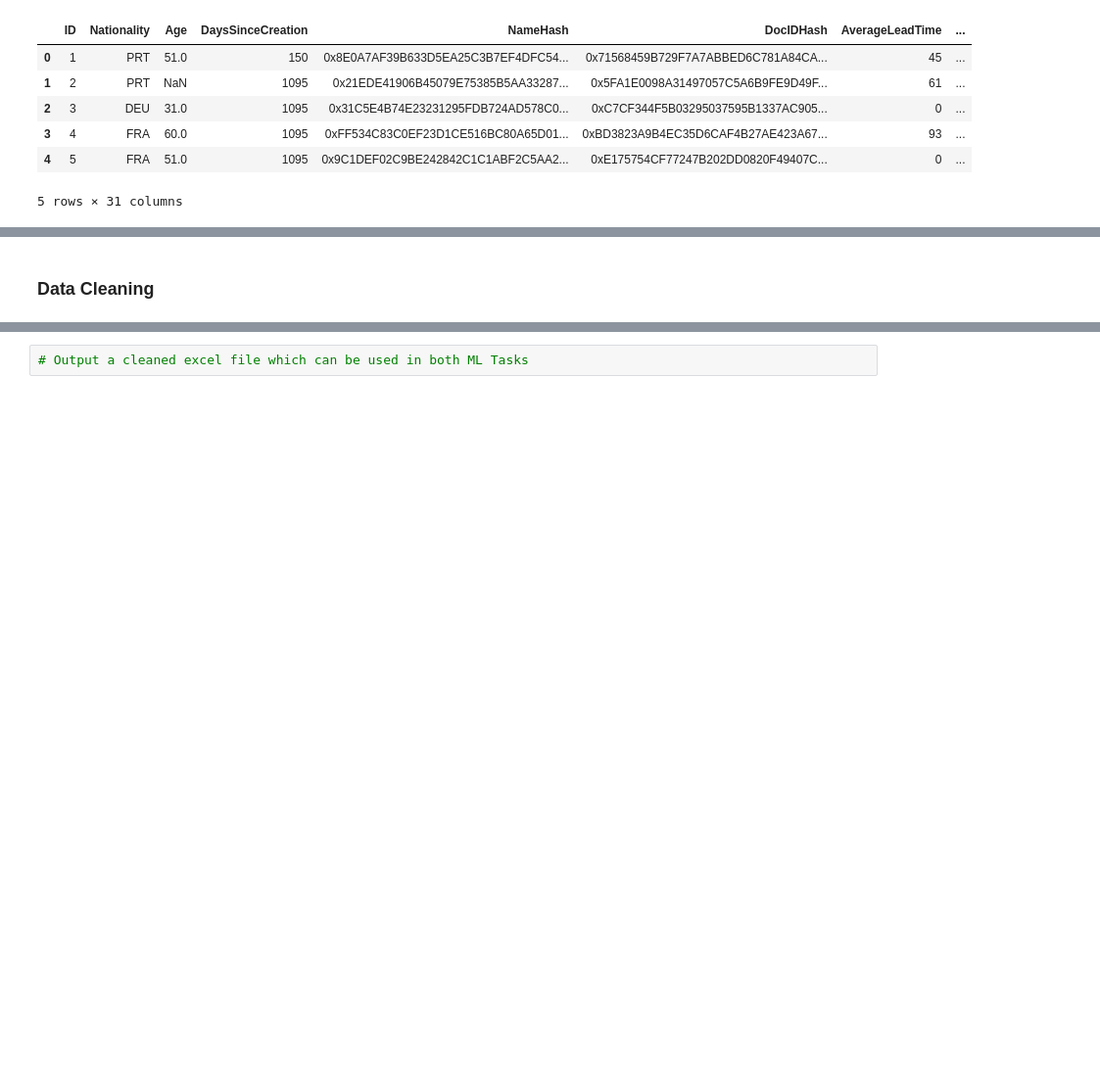
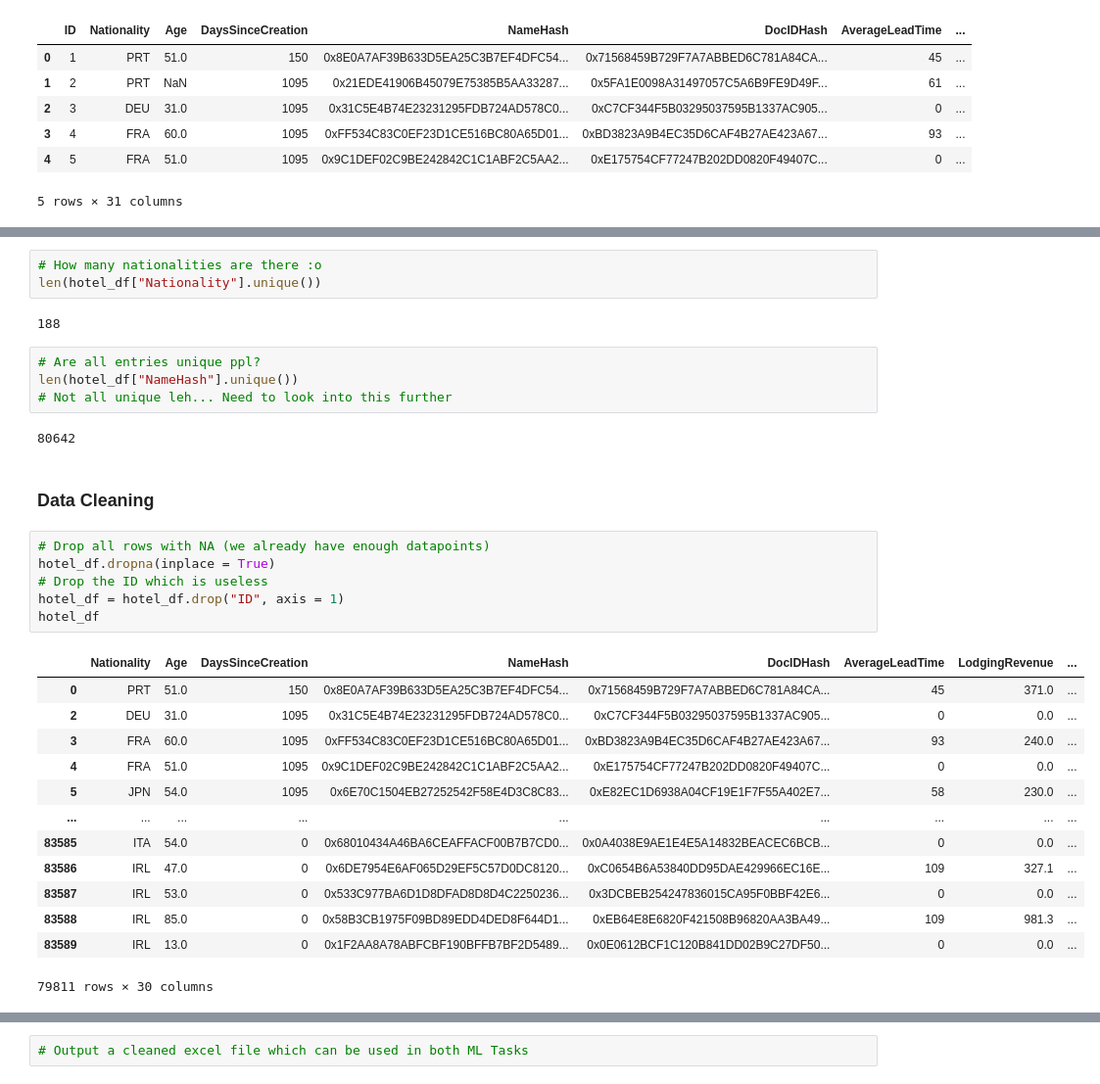
Before and after one commit to Buwoo/BT4211_Hotel, a Jupyter notebook: Hotel_EDA.ipynb, the cells around one changed output, grey strips where cells are left out. Shown: that part at 98% size. Drawn from its saved outputs; the diff is of its cells as text; blank space fills up the shorter version.

```diff
--- a/Hotel_EDA.ipynb
+++ b/Hotel_EDA.ipynb
@@ -25,2 +59,33 @@ hotel_df.head()
+# %%
+# How many nationalities are there :o
+len(hotel_df["Nationality"].unique())
+# %% [output]
+188
+# %%
+# Are all entries unique ppl?
+len(hotel_df["NameHash"].unique())
+# Not all unique leh... Need to look into this further
+# %% [output]
+80642
 # %% [markdown]
 ### Data Cleaning
+# %%
+# Drop all rows with NA (we already have enough datapoints)
+hotel_df.dropna(inplace = True)
+# Drop the ID which is useless
+hotel_df = hotel_df.drop("ID", axis = 1)
+hotel_df
+# %% [output]
+|  | Nationality | Age | DaysSinceCreation | NameHash | DocIDHash | AverageLeadTime | LodgingRevenue | ... |
+| 0 | PRT | 51.0 | 150 | 0x8E0A7AF39B633D5EA25C3B7EF4DFC54... | 0x71568459B729F7A7ABBED6C781A84CA... | 45 | 371.0 | ... |
+| 2 | DEU | 31.0 | 1095 | 0x31C5E4B74E23231295FDB724AD578C0... | 0xC7CF344F5B03295037595B1337AC905... | 0 | 0.0 | ... |
+| 3 | FRA | 60.0 | 1095 | 0xFF534C83C0EF23D1CE516BC80A65D01... | 0xBD3823A9B4EC35D6CAF4B27AE423A67... | 93 | 240.0 | ... |
+| 4 | FRA | 51.0 | 1095 | 0x9C1DEF02C9BE242842C1C1ABF2C5AA2... | 0xE175754CF77247B202DD0820F49407C... | 0 | 0.0 | ... |
+| 5 | JPN | 54.0 | 1095 | 0x6E70C1504EB27252542F58E4D3C8C83... | 0xE82EC1D6938A04CF19E1F7F55A402E7... | 58 | 230.0 | ... |
+| ... | ... | ... | ... | ... | ... | ... | ... | ... |
+| 83585 | ITA | 54.0 | 0 | 0x68010434A46BA6CEAFFACF00B7B7CD0... | 0x0A4038E9AE1E4E5A14832BEACEC6BCB... | 0 | 0.0 | ... |
+| 83586 | IRL | 47.0 | 0 | 0x6DE7954E6AF065D29EF5C57D0DC8120... | 0xC0654B6A53840DD95DAE429966EC16E... | 109 | 327.1 | ... |
+| 83587 | IRL | 53.0 | 0 | 0x533C977BA6D1D8DFAD8D8D4C2250236... | 0x3DCBEB254247836015CA95F0BBF42E6... | 0 | 0.0 | ... |
+| 83588 | IRL | 85.0 | 0 | 0x58B3CB1975F09BD89EDD4DED8F644D1... | 0xEB64E8E6820F421508B96820AA3BA49... | 109 | 981.3 | ... |
+| 83589 | IRL | 13.0 | 0 | 0x1F2AA8A78ABFCBF190BFFB7BF2D5489... | 0x0E0612BCF1C120B841DD02B9C27DF50... | 0 | 0.0 | ... |
+79811 rows × 30 columns
```
Also changed, not shown: parts of 6 cells of this notebook, 1 other file.
